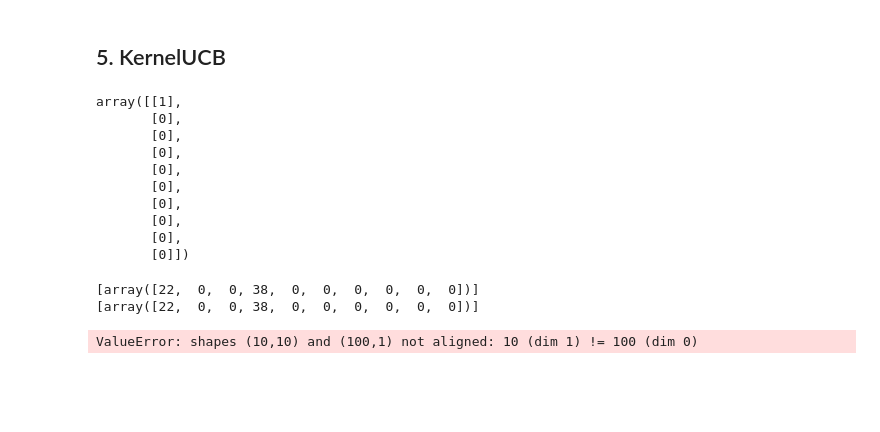
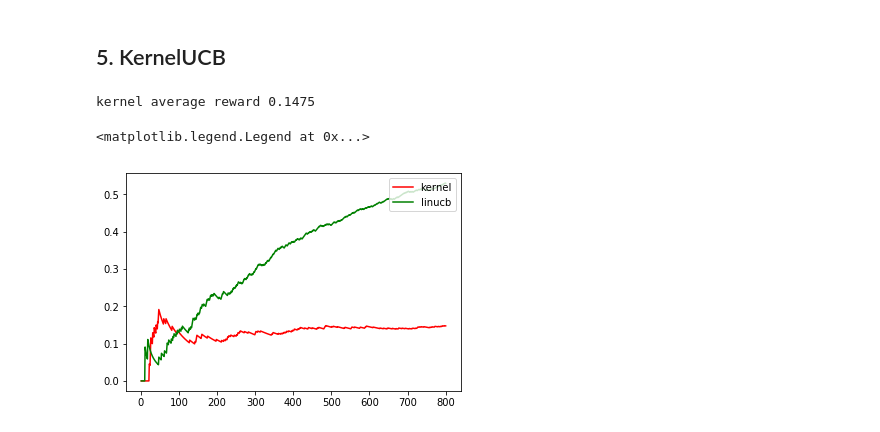
Before and after one commit to youshaox/COMP90051-project2, a Jupyter notebook: youshaox.ipynb, the cells around one changed output. Saved outputs shown, nothing was run; the diff lists cells and outputs as text; code cells hidden in the pictures; blank space fills up the shorter version.

```diff
--- a/youshaox.ipynb
+++ b/youshaox.ipynb
@@ -469,20 +452,6 @@ best alpha:2.3777777777777778
 # %%
 # Do not edit. Special import for this section.
 from sklearn.metrics.pairwise import rbf_kernel
-# %%
-l = np.array([1,2,5,3])
-np.array([1] + [0]*(10-1)).reshape(-1,1)
-# %% [output]
-array([[1],
-       [0],
-       [0],
-       [0],
-       [0],
-       [0],
-       [0],
-       [0],
-       [0],
-       [0]])
 # %%
 class KernelUCB(MAB):
     """
@@ -566,15 +530,26 @@ def kern(X, Y):
     RBF_kernel with gamma preset
     """
     gamma = 0.1
-    X = X.reshape(-1,1)
-    Y = Y.reshape(-1,1)
+    X = X.reshape(1,-1)
+    Y = Y.reshape(1,-1)
     return rbf_kernel(X, Y, gamma)
-
-mab_kern = KernelUCB(10, 10, 0.05, 0.1, kern)
-results_kern = offlineEvaluate(mab_kern, arms, rewards, contexts, 800)
-print(results_kern)
-print('kernel average reward', np.mean(results_kern))
-# %% [output]
-[array([22,  0,  0, 38,  0,  0,  0,  0,  0,  0])]
-[array([22,  0,  0, 38,  0,  0,  0,  0,  0,  0])]
-ValueError: shapes (10,10) and (100,1) not aligned: 10 (dim 1) != 100 (dim 0)
+# %%
+mab_kern = KernelUCB(10, 10, 0.05, 0.1, kern)
+results_kern = offlineEvaluate(mab_kern, arms, rewards, contexts, 800)
+print('kernel average reward', np.mean(results_kern))
+# %% [output]
+kernel average reward 0.1475
+# %%
+cum_results_kern = np.cumsum(results_kern)
+kern_plot_result = list(map(lambda x:x[0]/x[1], zip(cum_results_kern, T)))
+
+# Answer
+fig = plt.figure()
+ax = plt.axes()
+x = np.linspace(1, 800, 800)
+ax.plot(x, kern_plot_result, 'r', label='kernel')
+ax.plot(x, linucb_plot_result, 'g', label='linucb')
+ax.legend(loc='upper right')
+# %% [output]
+<matplotlib.legend.Legend at 0x...>
+[figure, added]
```
Also changed, not shown: parts of 18 cells of this notebook, 1 other file.
